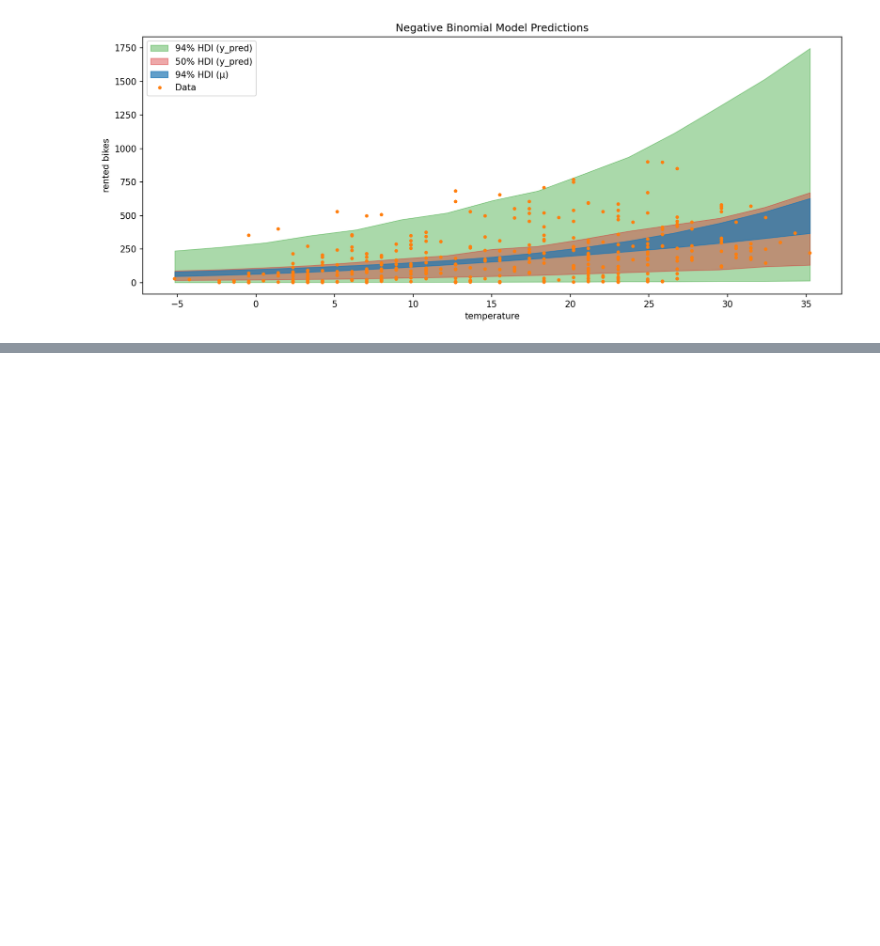
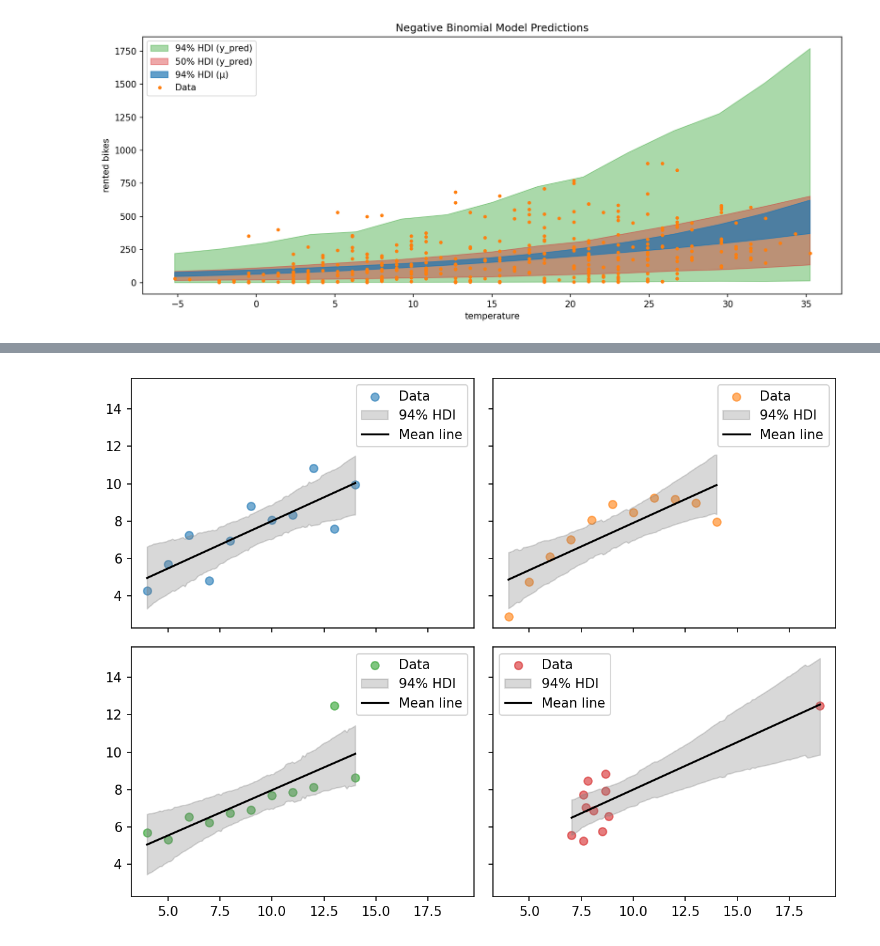
Before and after one commit to opherdonchin/StatisticalComputationAndAnalysis, a Jupyter notebook: Notebooks/Lecture06_LinearModels.ipynb, the cells around one changed output, grey strips where cells are left out. Saved outputs shown, nothing was run; the diff lists cells and outputs as text; code cells hidden in the pictures; blank space fills up the shorter version.

```diff
--- a/Notebooks/Lecture06_LinearModels.ipynb
+++ b/Notebooks/Lecture06_LinearModels.ipynb
@@ -407,0 +524,26 @@ mu_bounds
+# %%
+# Plot each dataset with mean regression line and HDI
+fig, axs = plt.subplots(2, 2, figsize=(8, 6), sharex=True, sharey=True)
+
+for i, (x_, y_, idata_ans) in enumerate(zip(Xs, Ys, idatas_ans)):
+    row, col = divmod(i, 2)
+    x_plot_ = np.linspace(x_.min(), x_.max(), 100)
+    posterior_ = az.extract(idata_ans)
+    lines_ = (
+        posterior_["alpha"].values[:, None]
+        + posterior_["beta"].values[:, None] * x_plot_[None, :]
+    )
+    mean_line = lines_.mean(axis=0)
+    hdi_ = az.hdi(lines_, 0.94)
+
+    axs[row, col].scatter(x_, y_, c=f"C{i}", alpha=0.6, label="Data")
+    axs[row, col].fill_between(
+        x_plot_, hdi_[:, 0], hdi_[:, 1], color="gray", alpha=0.3, label="94% HDI"
+    )
+    axs[row, col].plot(x_plot_, mean_line, c="black", label="Mean line")
+    axs[row, col].legend()
+
+plt.tight_layout()
+plt.show()
+# %% [output]
+[figure, added]
```
Also changed, not shown: parts of 17 cells of this notebook, 2 other files.
